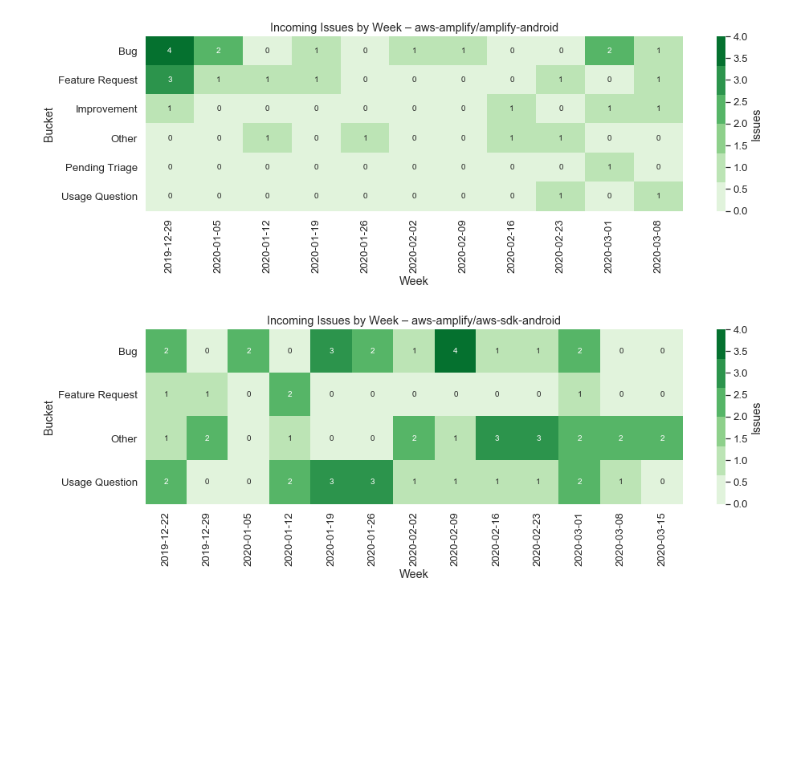
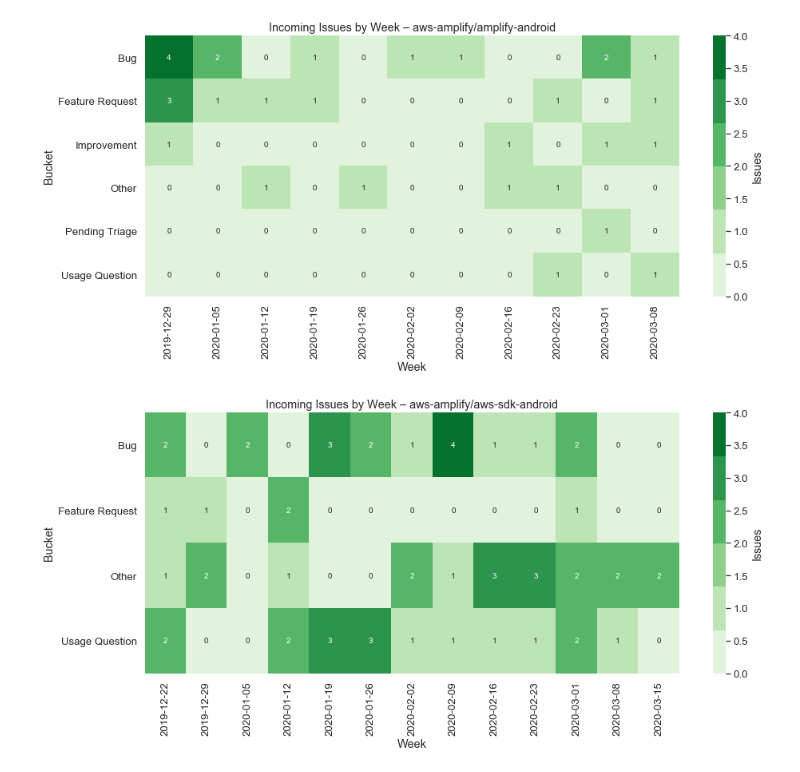
Before and after one commit to jpignata/notebooks, a Jupyter notebook: GitHub Issue Stats by Incoming.ipynb, the cells around one changed output. Saved outputs shown, nothing was run; the diff lists cells and outputs as text; code cells hidden in the pictures; blank space fills up the shorter version.

```diff
--- a/GitHub Issue Stats by Incoming.ipynb
+++ b/GitHub Issue Stats by Incoming.ipynb
@@ -52,27 +52,29 @@ for repo_name in repo_names:
 # %%
 from IPython.core.display import HTML
 from datetime import datetime, timedelta
 import matplotlib.pyplot as plt
 import seaborn as sns
 
+sns.set(font_scale=1.2)
+
 %matplotlib inline
 
 for repo_name, df in repos.items():
-    plt.subplots(figsize=(15, 4))
+    plt.subplots(figsize=(15, 6))
 
     df = df.loc[df.created_at > datetime.now() - timedelta(weeks=12)]
     df = df.pivot(index='created_at', columns='bucket', values='created_at')
     df = df.resample('W', label='left').count().transpose()
     dates = df.columns.strftime('%Y-%m-%d').sort_values().unique()
 
     ax = sns.heatmap(df, xticklabels=dates, cmap=sns.color_palette("Greens"), fmt='d', annot=True,
                      cbar_kws={'label': 'Issues'})
     ax.set(xlabel='Week', ylabel='Bucket', title=f'Incoming Issues by Week – {repo_name}')
 
     plt.show()
 # %% [output]
-[figure, old version]
+[figure, new version]
-[figure, old version]
+[figure, new version]
 # %%
 # Incoming Bugs by Week
 
```
Also changed, not shown: parts of 4 cells of this notebook.
